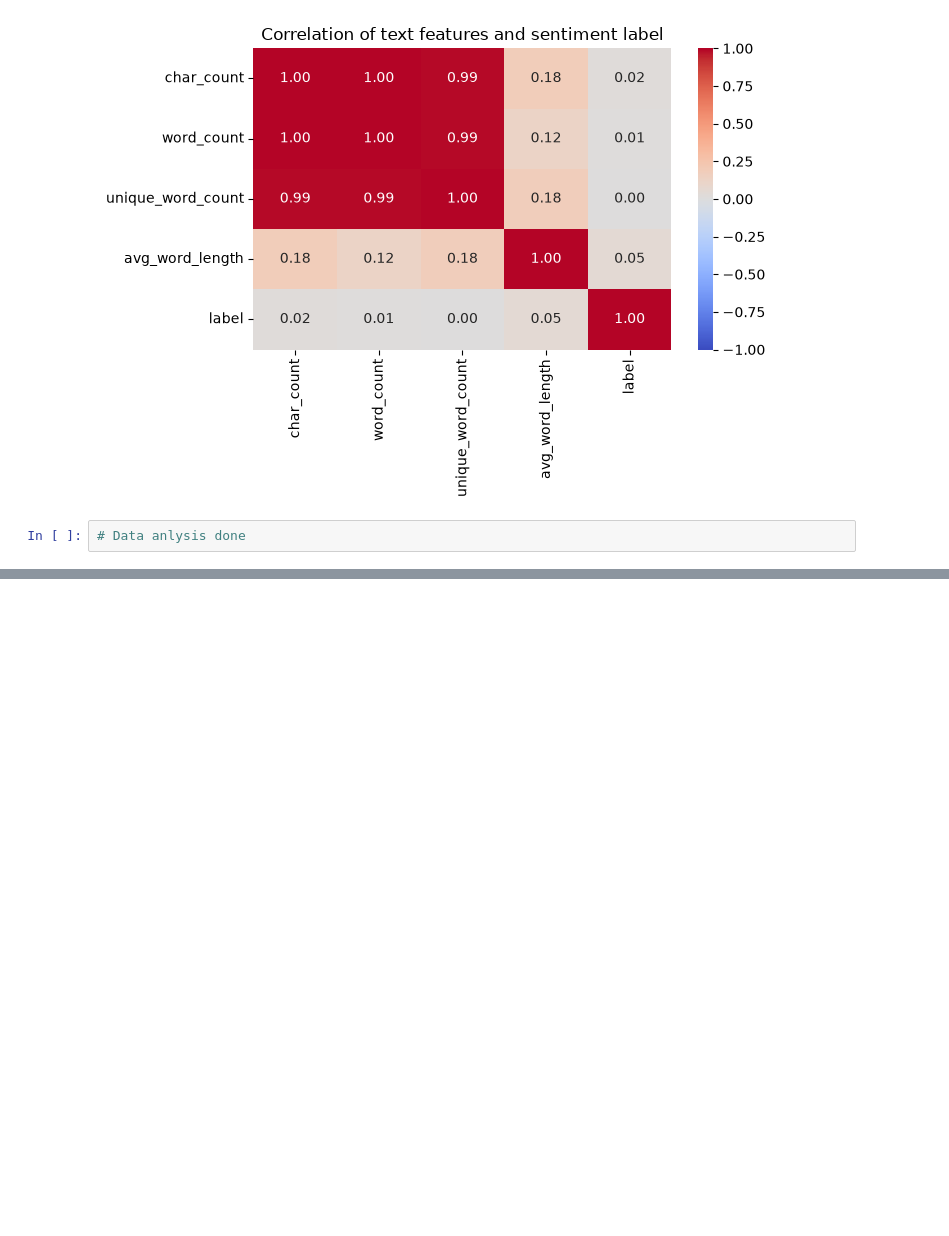
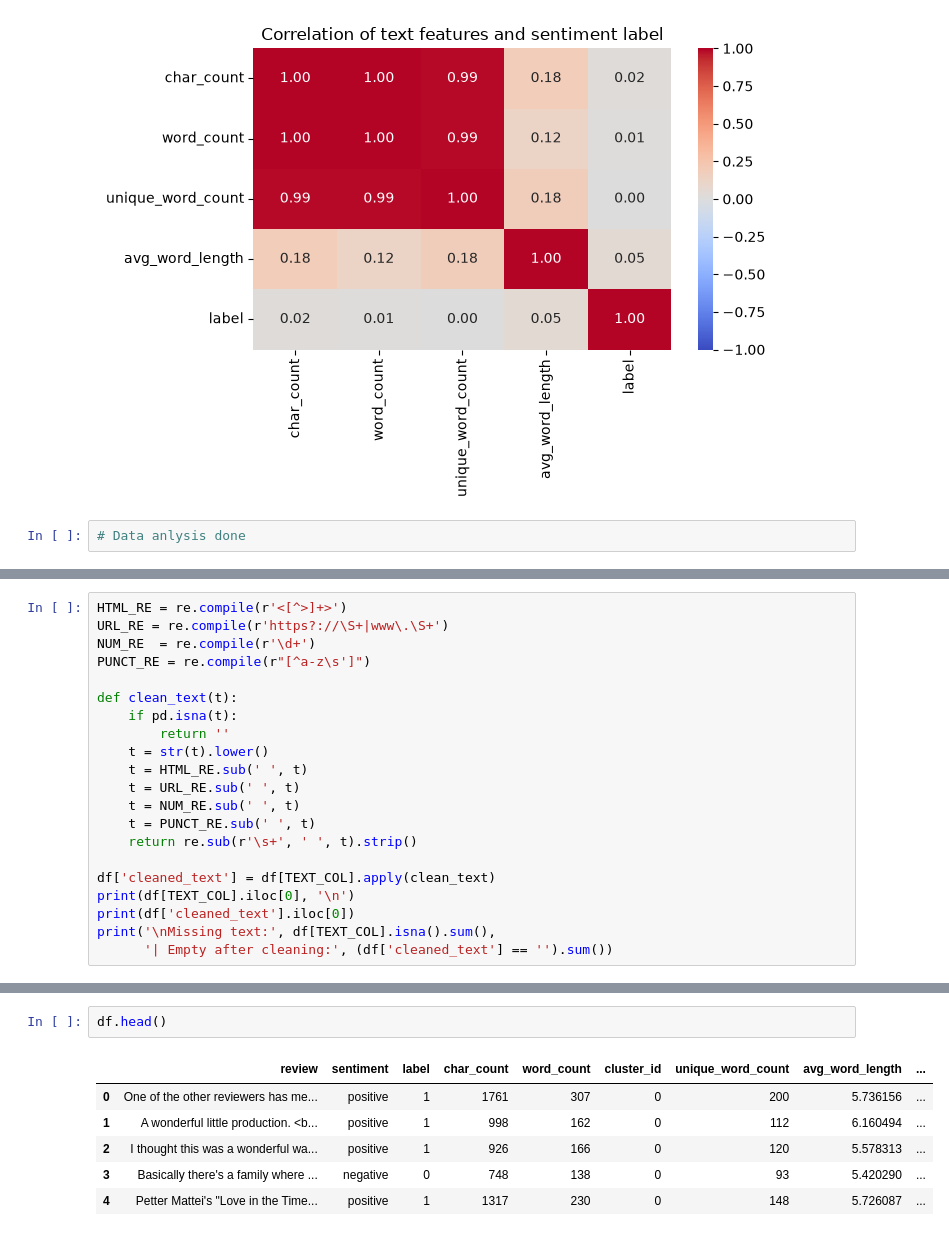
Before and after one commit to omarisleem/bd-a1, a Jupyter notebook: notebook/analysis.ipynb, the cells around one changed output, grey strips where cells are left out. Cells and saved outputs as stored; diff of their text form; blank space fills up the shorter version.

```diff
--- a/notebook/analysis.ipynb
+++ b/notebook/analysis.ipynb
@@ -219,0 +233,21 @@ plt.show()
+# %%
+HTML_RE = re.compile(r'<[^>]+>')
+URL_RE = re.compile(r'https?://\S+|www\.\S+')
+NUM_RE  = re.compile(r'\d+')
+PUNCT_RE = re.compile(r"[^a-z\s']")
+
+def clean_text(t):
+    if pd.isna(t):
+        return ''
+    t = str(t).lower()
+    t = HTML_RE.sub(' ', t)
+    t = URL_RE.sub(' ', t)
+    t = NUM_RE.sub(' ', t)
+    t = PUNCT_RE.sub(' ', t)
+    return re.sub(r'\s+', ' ', t).strip()
+
+df['cleaned_text'] = df[TEXT_COL].apply(clean_text)
+print(df[TEXT_COL].iloc[0], '\n')
+print(df['cleaned_text'].iloc[0])
+print('\nMissing text:', df[TEXT_COL].isna().sum(),
+      '| Empty after cleaning:', (df['cleaned_text'] == '').sum())
@@ -219,0 +260,9 @@ plt.show()
+# %%
+df.head()
+# %% [output]
+|  | review | sentiment | label | char_count | word_count | cluster_id | unique_word_count | avg_word_length | ... |
+| 0 | One of the other reviewers has me... | positive | 1 | 1761 | 307 | 0 | 200 | 5.736156 | ... |
+| 1 | A wonderful little production. <b... | positive | 1 | 998 | 162 | 0 | 112 | 6.160494 | ... |
+| 2 | I thought this was a wonderful wa... | positive | 1 | 926 | 166 | 0 | 120 | 5.578313 | ... |
+| 3 | Basically there's a family where ... | negative | 0 | 748 | 138 | 0 | 93 | 5.420290 | ... |
+| 4 | Petter Mattei's "Love in the Time... | positive | 1 | 1317 | 230 | 0 | 148 | 5.726087 | ... |
```
Also changed, not shown: parts of 11 cells of this notebook, 2 other files.
